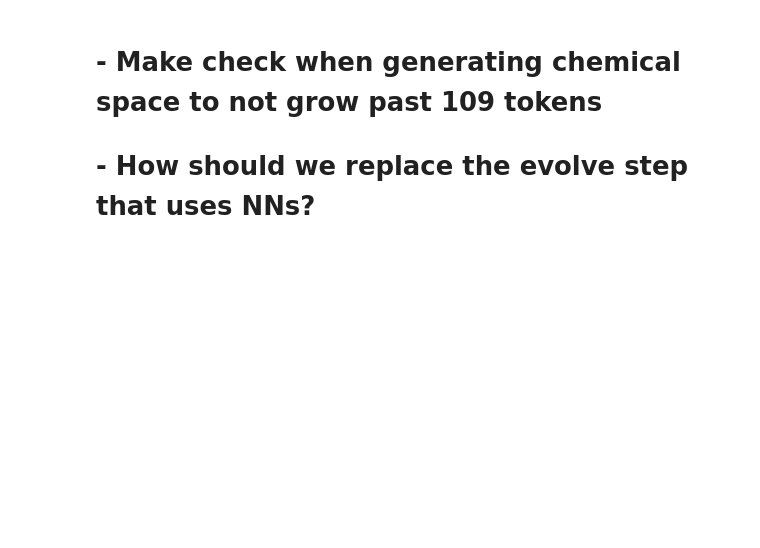
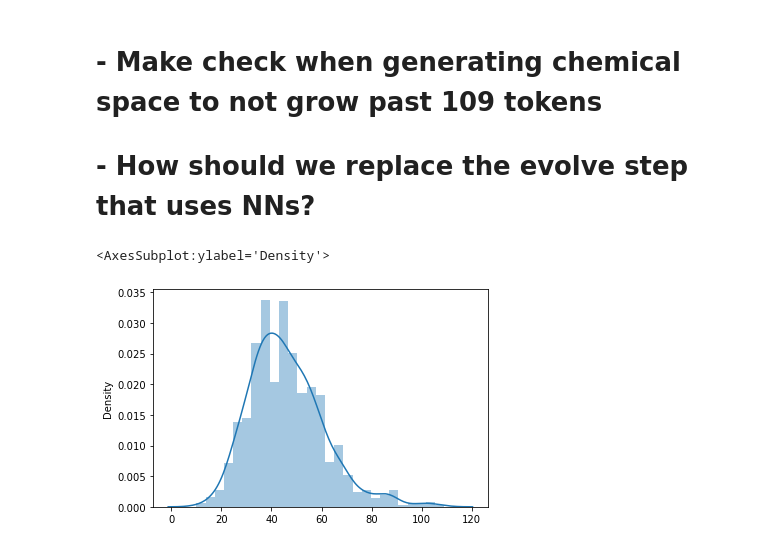
Before and after one commit to jcathalina/Rxitect, a Jupyter notebook: notebooks/Untitled.ipynb, the cells around one changed output. Saved outputs shown, nothing was run; the diff lists cells and outputs as text; code cells hidden in the pictures; blank space fills up the shorter version.

```diff
--- a/notebooks/Untitled.ipynb
+++ b/notebooks/Untitled.ipynb
@@ -37,5 +26,7 @@ len(list(sf.split_selfies(decode_test_samples[0])))
+# %%
+selfies_sample = [(voc.decode(sample)) for sample in x]
 # %%
 lengths = []
-for smp in decode_test_samples:
+for smp in selfies_sample:
     lengths.append(len(list(sf.split_selfies(smp))))
 # %%
@@ -47,3 +42,8 @@ np.std(lengths)
 # %% [markdown]
 # - Make check when generating chemical space to not grow past 109 tokens
 # - How should we replace the evolve step that uses NNs?
+# %%
+sns.distplot(lengths)
+# %% [output]
+<AxesSubplot:ylabel='Density'>
+[figure, added]
```
Also changed, not shown: parts of 15 cells of this notebook, 10 other files.
